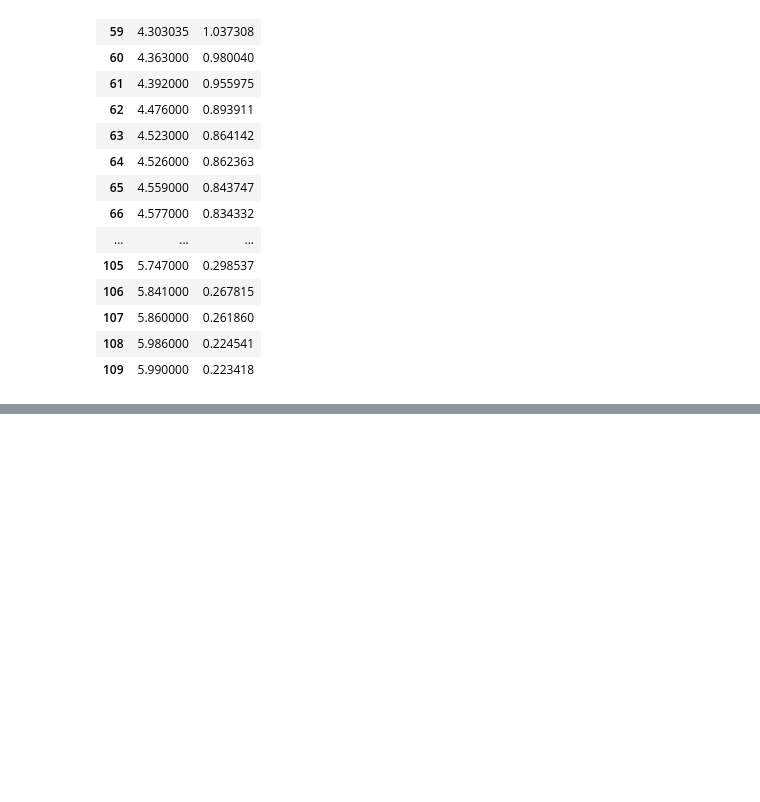
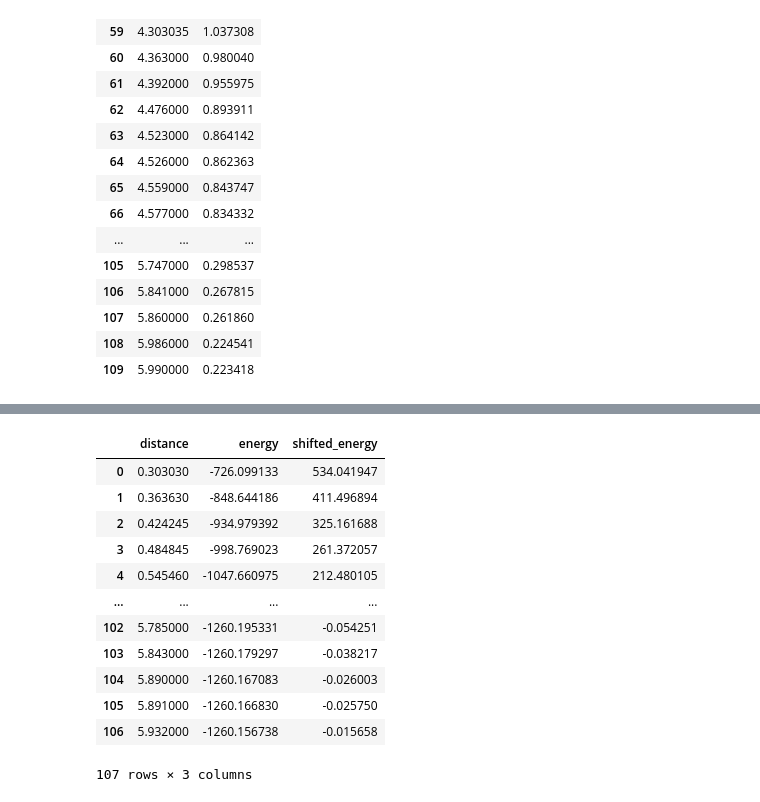
Before and after one commit to y1u0d2a1i/mlp_tools, a Jupyter notebook: notebooks/data/artificial_dimer.ipynb, the cells around one changed output, grey strips where cells are left out. Saved outputs shown, nothing was run; the diff lists cells and outputs as text; code cells hidden in the pictures; blank space fills up the shorter version.

```diff
--- a/notebooks/data/artificial_dimer.ipynb
+++ b/notebooks/data/artificial_dimer.ipynb
@@ -177,0 +207,16 @@ force_df.query('distance > 4.0')
+# %%
+df
+# %% [output]
+|  | distance | energy | shifted_energy |
+| 0 | 0.303030 | -726.099133 | 534.041947 |
+| 1 | 0.363630 | -848.644186 | 411.496894 |
+| 2 | 0.424245 | -934.979392 | 325.161688 |
+| 3 | 0.484845 | -998.769023 | 261.372057 |
+| 4 | 0.545460 | -1047.660975 | 212.480105 |
+| ... | ... | ... | ... |
+| 102 | 5.785000 | -1260.195331 | -0.054251 |
+| 103 | 5.843000 | -1260.179297 | -0.038217 |
+| 104 | 5.890000 | -1260.167083 | -0.026003 |
+| 105 | 5.891000 | -1260.166830 | -0.025750 |
+| 106 | 5.932000 | -1260.156738 | -0.015658 |
+107 rows × 3 columns
```
Also changed, not shown: parts of 4 cells of this notebook, 1 other file.
